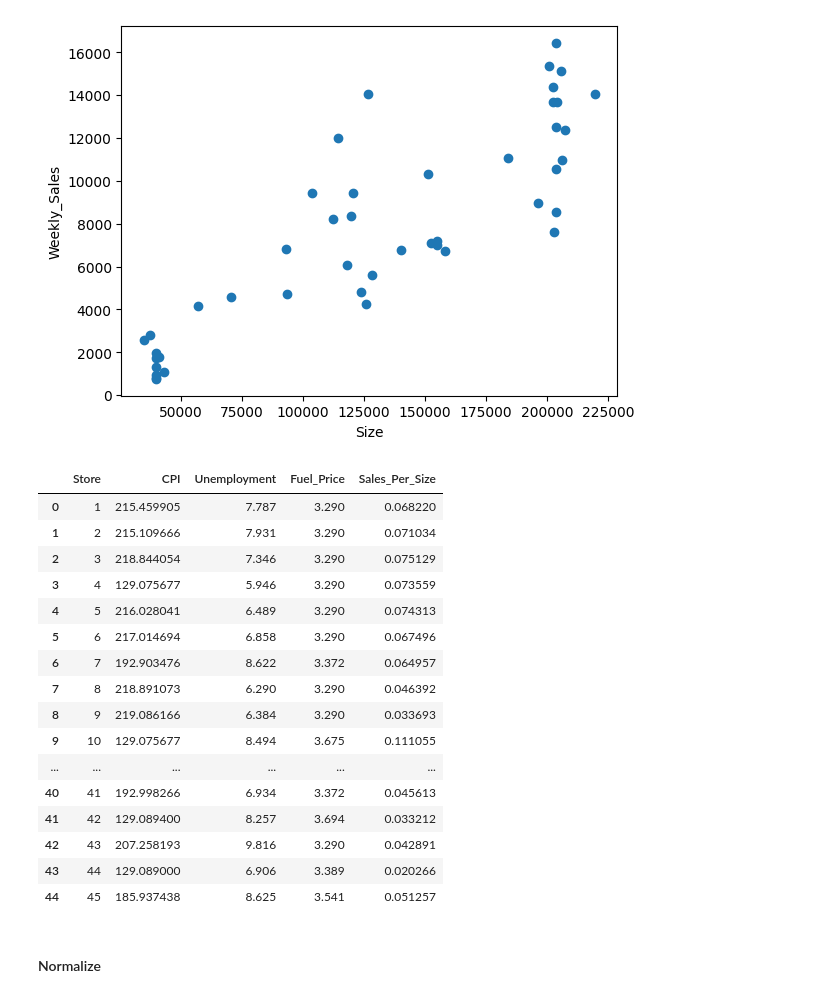
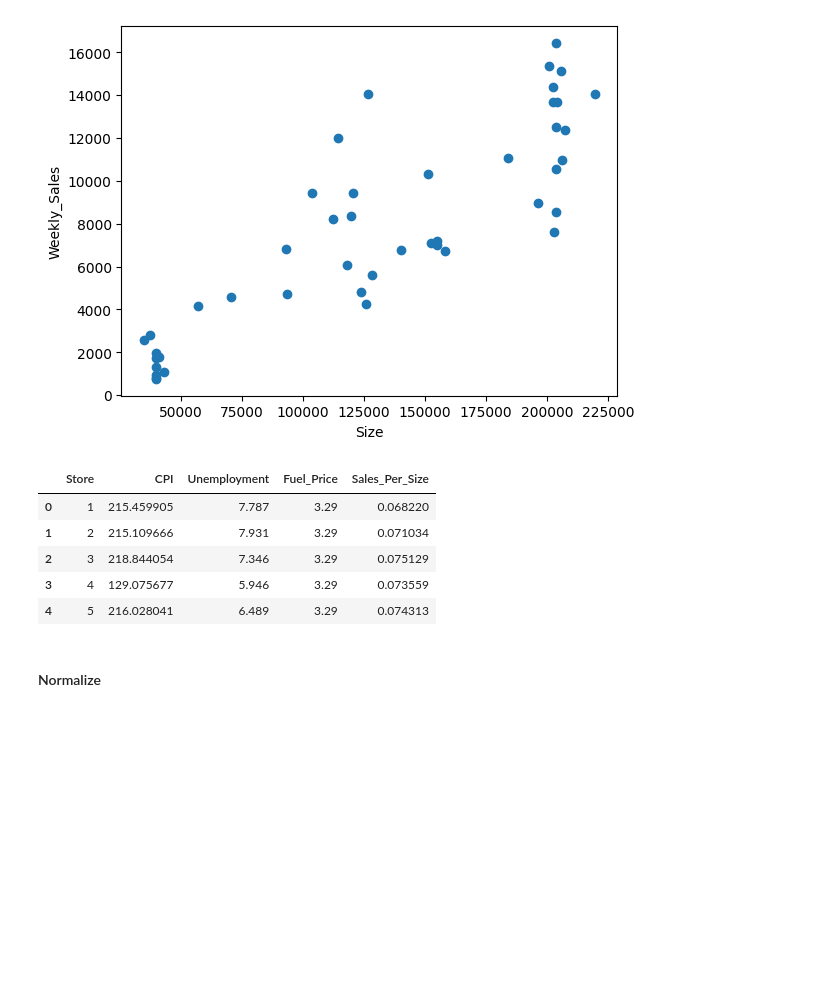
Before and after one commit to jangInw007/A4-Data-Analytics-and-Modeling, a Jupyter notebook: Group_A4_Data_Analytics_and_Modeling.ipynb, the cells around one changed output. Drawn from its saved outputs; the diff is of its cells as text; code cells hidden in the pictures; blank space fills up the shorter version.

```diff
--- a/Group_A4_Data_Analytics_and_Modeling.ipynb
+++ b/Group_A4_Data_Analytics_and_Modeling.ipynb
@@ -431,25 +420,14 @@ Text(0, 0.5, 'Weekly_Sales')
 df2['Sales_Per_Size'] = df2['Weekly_Sales'] / df2['Size']
 # %%
 df_store_median = df2.drop(columns = ['Size','Weekly_Sales'])
-df_store_median.reset_index()
+df_store_median.reset_index().head()
 # %% [output]
 |  | Store | CPI | Unemployment | Fuel_Price | Sales_Per_Size |
-| 0 | 1 | 215.459905 | 7.787 | 3.290 | 0.068220 |
-| 1 | 2 | 215.109666 | 7.931 | 3.290 | 0.071034 |
-| 2 | 3 | 218.844054 | 7.346 | 3.290 | 0.075129 |
-| 3 | 4 | 129.075677 | 5.946 | 3.290 | 0.073559 |
-| 4 | 5 | 216.028041 | 6.489 | 3.290 | 0.074313 |
-| 5 | 6 | 217.014694 | 6.858 | 3.290 | 0.067496 |
-| 6 | 7 | 192.903476 | 8.622 | 3.372 | 0.064957 |
-| 7 | 8 | 218.891073 | 6.290 | 3.290 | 0.046392 |
-| 8 | 9 | 219.086166 | 6.384 | 3.290 | 0.033693 |
-| 9 | 10 | 129.075677 | 8.494 | 3.675 | 0.111055 |
-| ... | ... | ... | ... | ... | ... |
-| 40 | 41 | 192.998266 | 6.934 | 3.372 | 0.045613 |
-| 41 | 42 | 129.089400 | 8.257 | 3.694 | 0.033212 |
-| 42 | 43 | 207.258193 | 9.816 | 3.290 | 0.042891 |
-| 43 | 44 | 129.089000 | 6.906 | 3.389 | 0.020266 |
-| 44 | 45 | 185.937438 | 8.625 | 3.541 | 0.051257 |
+| 0 | 1 | 215.459905 | 7.787 | 3.29 | 0.068220 |
+| 1 | 2 | 215.109666 | 7.931 | 3.29 | 0.071034 |
+| 2 | 3 | 218.844054 | 7.346 | 3.29 | 0.075129 |
+| 3 | 4 | 129.075677 | 5.946 | 3.29 | 0.073559 |
+| 4 | 5 | 216.028041 | 6.489 | 3.29 | 0.074313 |
 # %%
 features = [
     'CPI',
```
Also changed, not shown: parts of 6 cells of this notebook.
